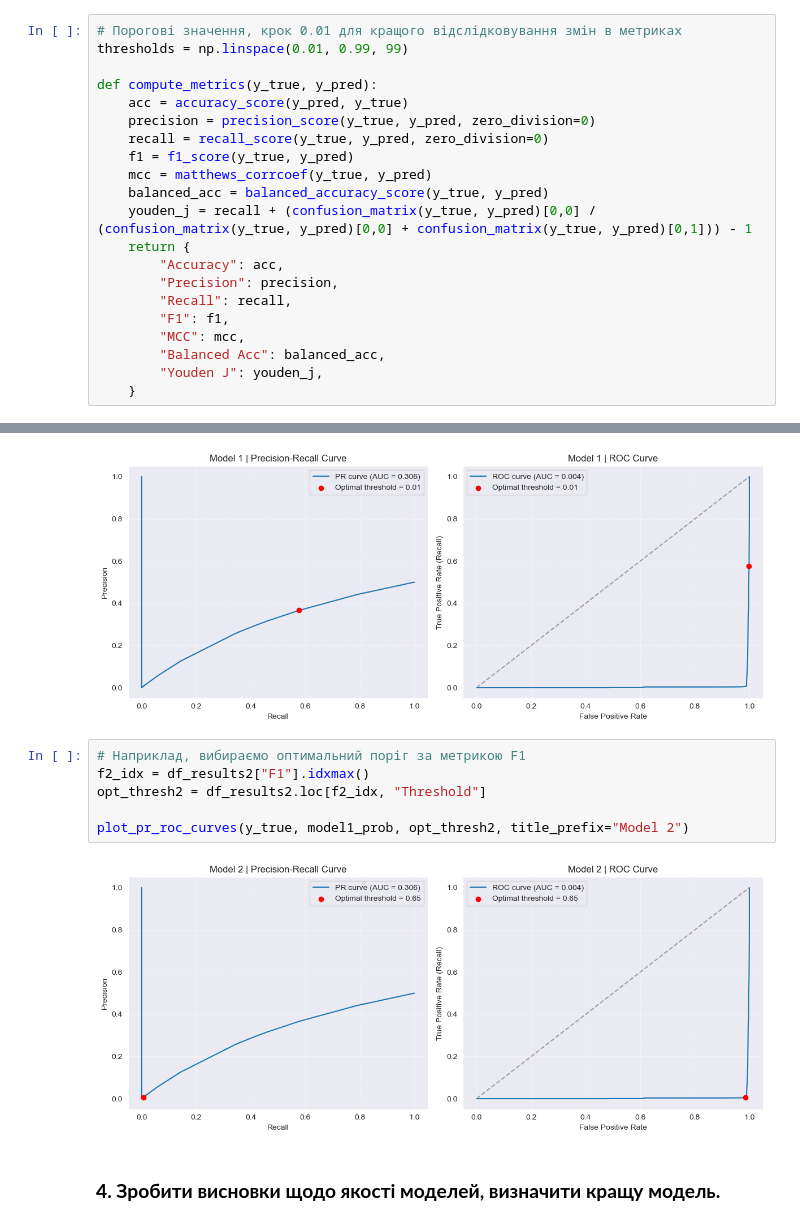
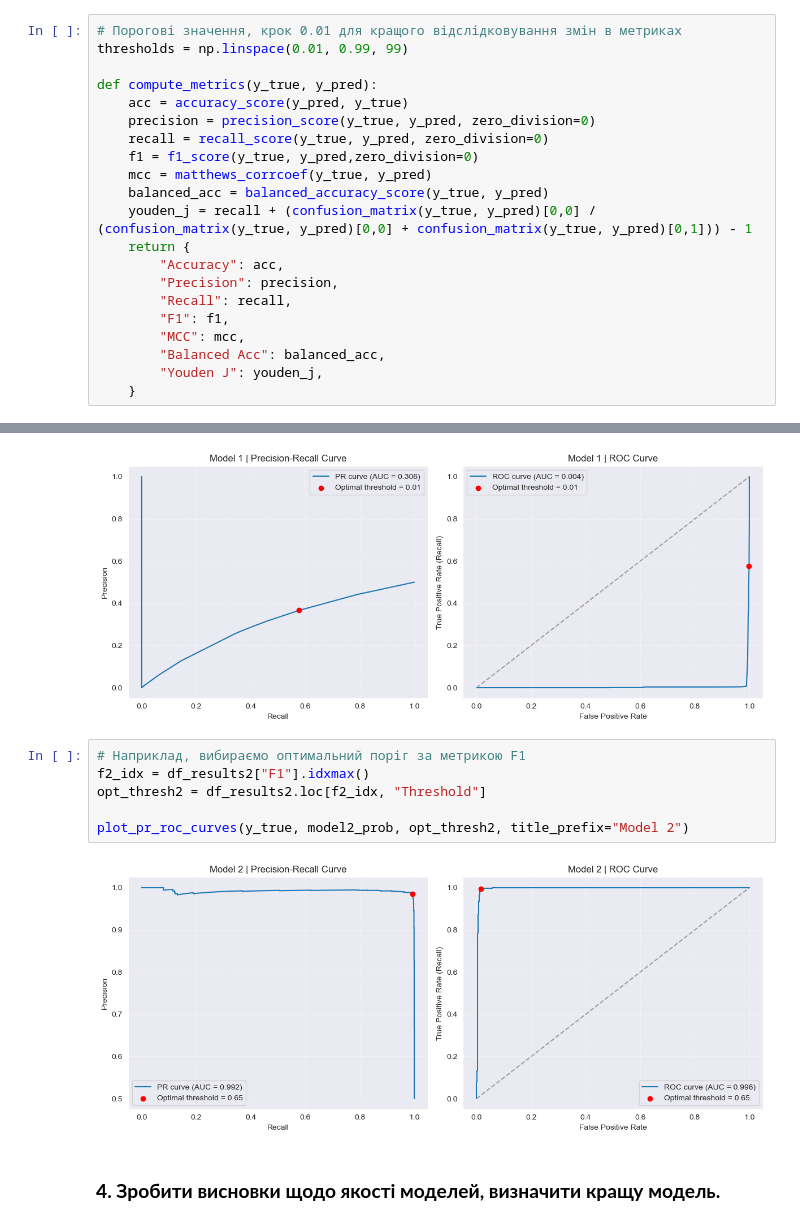
Before and after one commit to ValeriiaBaranivska/ML-2025, a Jupyter notebook: lab-2/ОМН-КМ23-2-Баранівська-ЛР2.ipynb, the cells around one changed output, grey strips where cells are left out. Drawn from its saved outputs; the diff is of its cells as text.

```diff
--- a/lab-2/ОМН-КМ23-2-Баранівська-ЛР2.ipynb
+++ b/lab-2/ОМН-КМ23-2-Баранівська-ЛР2.ipynb
@@ -74,7 +74,7 @@ def compute_metrics(y_true, y_pred):
     acc = accuracy_score(y_pred, y_true)
     precision = precision_score(y_true, y_pred, zero_division=0)
     recall = recall_score(y_true, y_pred, zero_division=0)
-    f1 = f1_score(y_true, y_pred)
+    f1 = f1_score(y_true, y_pred,zero_division=0)
     mcc = matthews_corrcoef(y_true, y_pred)
     balanced_acc = balanced_accuracy_score(y_true, y_pred)
     youden_j = recall + (confusion_matrix(y_true, y_pred)[0,0] / (confusion_matrix(y_true, y_pred)[0,0] + confusion_matrix(y_true, y_pred)[0,1])) - 1
@@ -340,11 +340,11 @@ plot_pr_roc_curves(y_true, model1_prob, opt_thresh1, title_prefix="Model 1")
 # %%
 # Наприклад, вибираємо оптимальний поріг за метрикою F1
 f2_idx = df_results2["F1"].idxmax()
 opt_thresh2 = df_results2.loc[f2_idx, "Threshold"]
 
-plot_pr_roc_curves(y_true, model1_prob, opt_thresh2, title_prefix="Model 2")
+plot_pr_roc_curves(y_true, model2_prob, opt_thresh2, title_prefix="Model 2")
 # %% [output]
-[figure, old version]
+[figure, new version]
 # %% [markdown]
 ### **4. Зробити висновки щодо якості моделей, визначити кращу модель.**
 # %%
```
Also changed, not shown: parts of 4 cells of this notebook, 1 other file.
